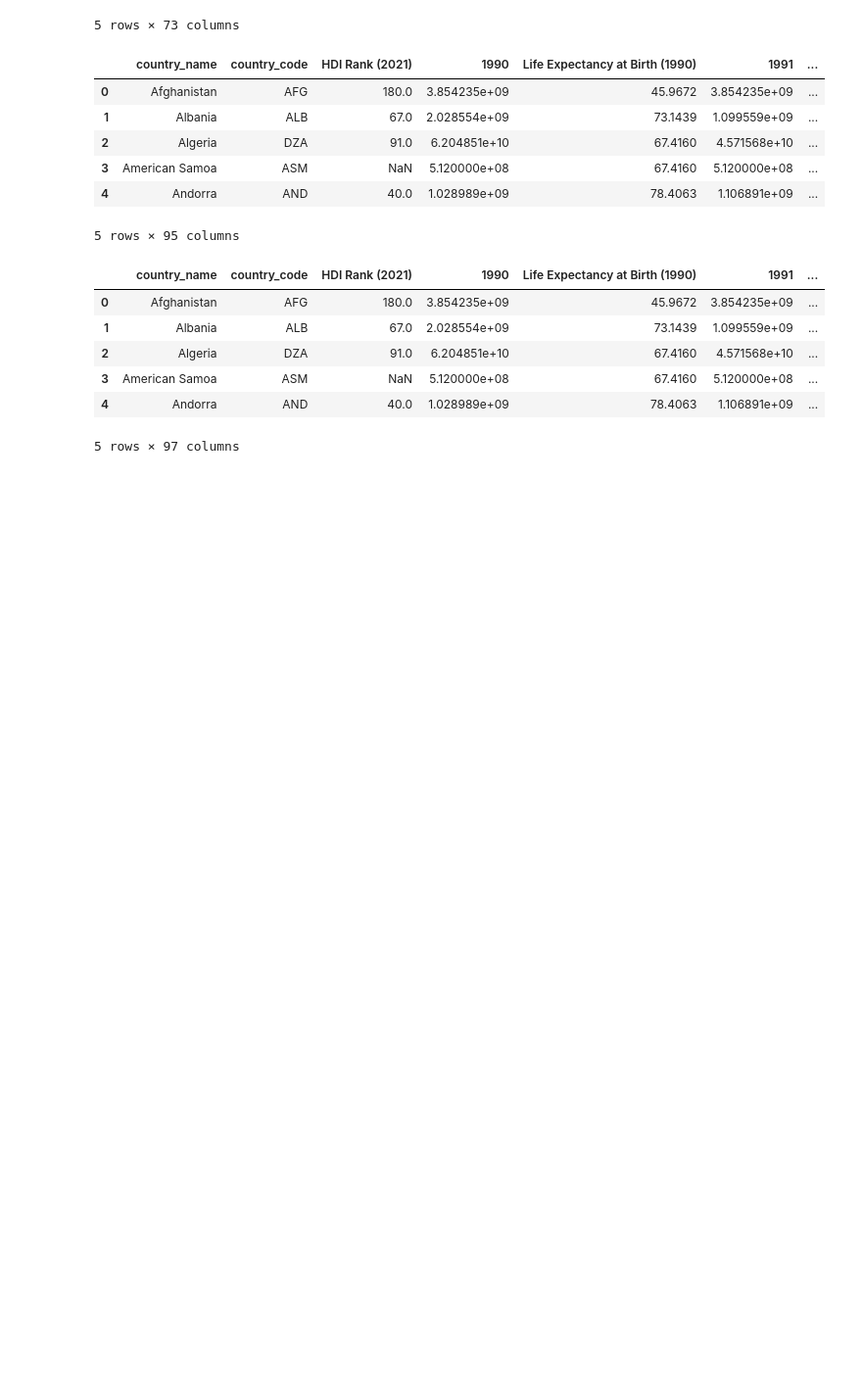
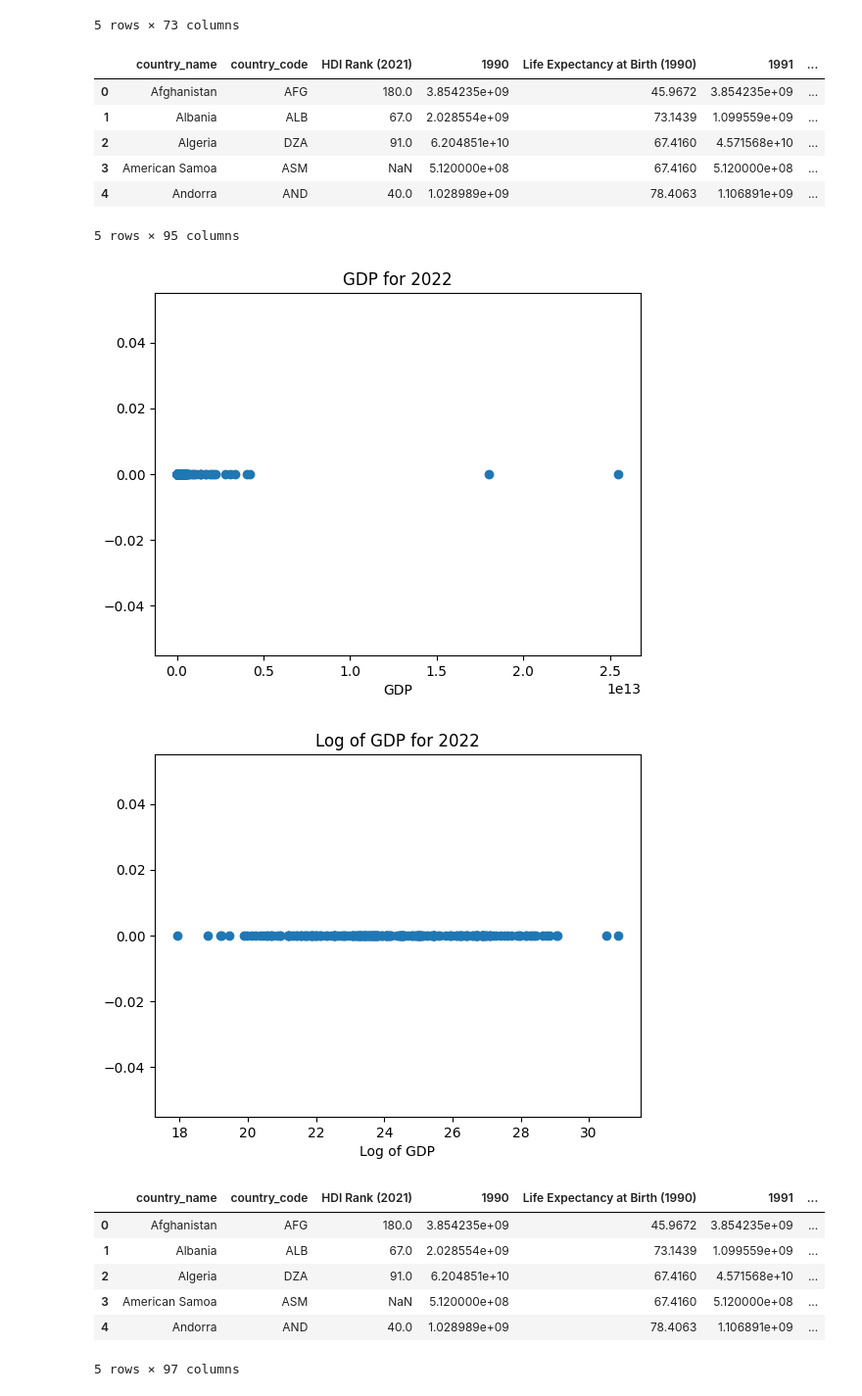
Before and after one commit to larubiano0/Parcial2-He2AI, a Jupyter notebook: GDP_script.ipynb, the cells around one changed output. Shown: that part at 98% size. Saved outputs shown, nothing was run; the diff lists cells and outputs as text; code cells hidden in the pictures; blank space fills up the shorter version.

```diff
--- a/GDP_script.ipynb
+++ b/GDP_script.ipynb
@@ -232,6 +232,22 @@ gdp_data_encoded.head()
 | 3 | American Samoa | ASM | NaN | 5.120000e+08 | 67.4160 | 5.120000e+08 | ... |
 | 4 | Andorra | AND | 40.0 | 1.028989e+09 | 78.4063 | 1.106891e+09 | ... |
 5 rows × 95 columns
+# %%
+val = 0
+ar1 = gdp_data_encoded[2022]
+ar2 = np.log(gdp_data_encoded[2022])
+plt.title('GDP for 2022')
+plt.xlabel('GDP')
+plt.plot(ar1, np.zeros_like(ar1) + val, 'o')
+plt.show()
+
+plt.title('Log of GDP for 2022')
+plt.xlabel('Log of GDP')
+plt.plot(ar2, np.zeros_like(ar2) + val, 'o')
+plt.show()
+# %% [output]
+[figure, added]
+[figure, added]
 # %%
 cols = list(gdp_data_encoded.columns)
 cols.append(cols.pop(cols.index(2022)))
```
